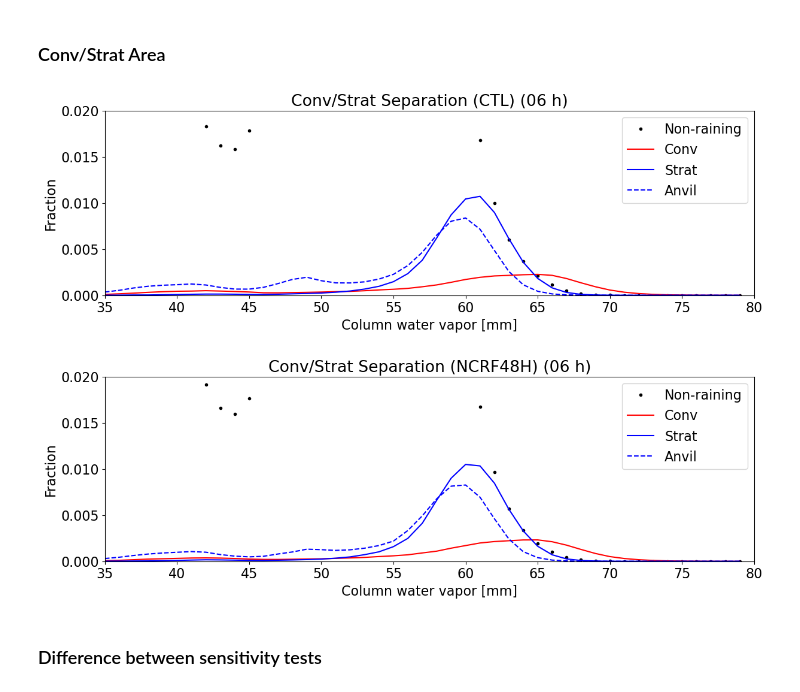
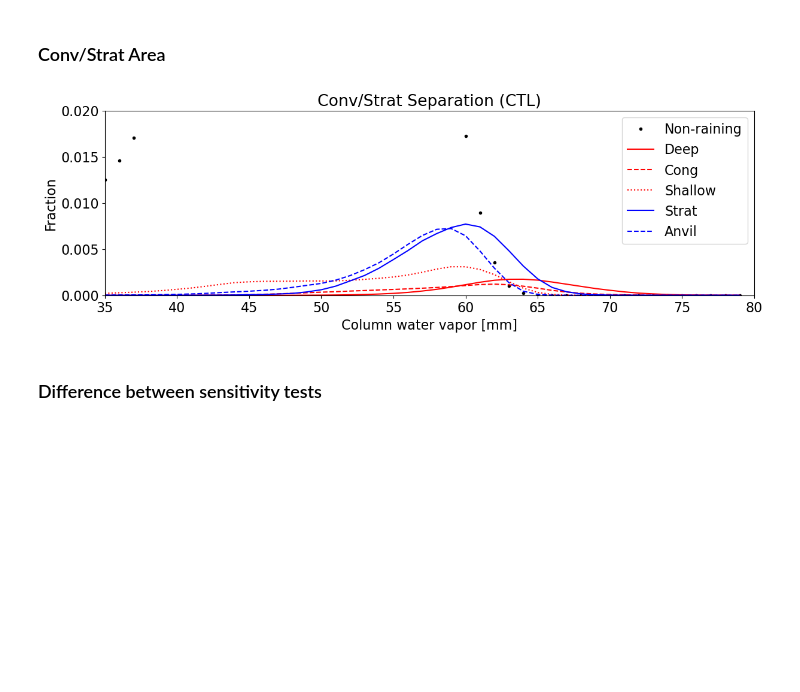
Before and after one commit to jhruppert/jhr-wrf-python, a Jupyter notebook: binned_cross_2d.ipynb, the cells around one changed output. Cells and saved outputs as stored; diff of their text form; code cells hidden in the pictures; blank space fills up the shorter version.

```diff
--- a/binned_cross_2d.ipynb
+++ b/binned_cross_2d.ipynb
@@ -34,11 +36,12 @@ fillvar_select = 'lwcrf'
 contvar_select = 'w'
 
 # Mask out all points except [stratiform/nonrain/etc], or switch off
-istrat=-1 #2 # 0-non-raining, 1-conv, 2-strat, 3-other/anvil, (-1 for off)
+# istrat=-1 #2 # 0-non-raining, 1-conv, 2-strat, 3-other/anvil, (-1 for off)
 # istrat=2
 
 # Number of sample time steps
-nt=6#24#6
+nt=200 # will be chopped down to max available
+nt=24#6
 # %% [markdown]
 #### Additional settings and directories
 # %%
@@ -114,6 +120,8 @@ nz = varfil_main.dimensions['level'].size
 # lon = varfil_main.variables['XLONG'][:][0] # deg
 nx1 = varfil_main.dimensions['lat'].size
 nx2 = varfil_main.dimensions['lon'].size
+nt_data = varfil_main.dimensions['time'].size
+nt=np.min([nt,nt_data-time_neglect])
 pres = varfil_main.variables['pres'][:] # hPa
 dp = (pres[1]-pres[0])*1e2 # Pa
 varfil_main.close()
@@ -133,11 +141,13 @@ def var_read_3d(datdir,varname,t0,t1):
     varfil_main = Dataset(datdir+varname+'.nc')
     var = varfil_main.variables[varname][t0:t1,:,:,:]
     varfil_main.close()
+    mask_edges(var)
     return var
 def var_read_2d(datdir,varname,t0,t1):
     varfil_main = Dataset(datdir+varname+'.nc')
     var = varfil_main.variables[varname][t0:t1,:,:,:]
     varfil_main.close()
+    mask_edges(var)
     return var
 # %%
 # For MSE variance terms
@@ -582,10 +600,10 @@ elif fillvar_select == 'avor':
 for ktest in range(ntest):
 
     test_str=tests[ktest].upper()
-    if istrat > -1:
-        fig_title = title+' ('+strattag+') ('+test_str.upper()+') ('+hr_tag+' h)'
-    else:
-        fig_title = title+' ('+test_str.upper()+') ('+hr_tag+' h)'
+    # if istrat > -1:
+    #     fig_title = title+' ('+strattag+') ('+test_str.upper()+') ('+hr_tag+' h)'
+    # else:
+    fig_title = title+' ('+test_str.upper()+')'# ('+hr_tag+' h)'
 
     # create figure
     fig = plt.figure(figsize=(14,8))
@@ -629,9 +647,9 @@ for ktest in range(ntest):
     im = ax.contour(bins[0:nbins-1], pres, np.transpose(cpltvar), clevs, colors='black', zorder=2)
     ax.clabel(im, im.levels, inline=True, fontsize=13)
 
-    figtag2 = figtag+'_'+ivar_select+fig_extra
-    plt.savefig(figdir+'binnedcross_'+figtag2+'_'+tests[ktest].lower()+'_ens'+enstag+'m_'+hr_tag+'.png',dpi=200, facecolor='white', \
-                bbox_inches='tight', pad_inches=0.2)
+    # figtag2 = figtag+'_'+ivar_select+fig_extra
+    # plt.savefig(figdir+'binnedcross_'+figtag2+'_'+tests[ktest].lower()+'_ens'+enstag+'m_'+hr_tag+'.png',dpi=200, facecolor='white', \
+    #             bbox_inches='tight', pad_inches=0.2)
     plt.show()
     plt.close()
 # %% [output]
@@ -702,46 +719,49 @@ for ktest in range(ntest):
 for ktest in range(ntest):
 
     test_str=tests[ktest]
-    fig_title = 'Conv/Strat Separation ('+test_str.upper()+') ('+hr_tag+' h)'
+    fig_title = 'Conv/Strat Separation ('+test_str.upper()+')'# ('+hr_tag+' h)'
 
     # create figure
     fig = plt.figure(figsize=(14,4))
     ax = fig.add_subplot(111)
 
     ax.set_title(fig_title)
     ax.set_xlabel(xlabel)
     ax.set_xscale(log_x)
 
     # Conv/strat separation: varout = 1 if convective, = 2 if stratiform, = 3 other, = 0 if no rain
 
     # As fraction of all-points-total
     ax.set_ylabel('Fraction')
     total=np.sum(strat_binned[ktest,:,:])
 
     plt.plot(bins[0:nbins-1], strat_binned[ktest,:,0]/total \
             , ".k", label="Non-raining")
     plt.plot(bins[0:nbins-1], strat_binned[ktest,:,1]/total \
-            , "-r", label="Conv")
+            , "-r", label="Deep")
     plt.plot(bins[0:nbins-1], strat_binned[ktest,:,2]/total \
+            , "--r", label="Cong")
+    plt.plot(bins[0:nbins-1], strat_binned[ktest,:,3]/total \
+            , ":r", label="Shallow")
+    plt.plot(bins[0:nbins-1], strat_binned[ktest,:,4]/total \
             , "-b", label="Strat")
-    plt.plot(bins[0:nbins-1], strat_binned[ktest,:,3]/total \
+    plt.plot(bins[0:nbins-1], strat_binned[ktest,:,5]/total \
             , "--b", label="Anvil")
 
     plt.xlim(np.min(bins), np.max(bins))
     plt.ylim(0, 0.020)
 
 #     ax.twinx()
 #     plt.plot(bins[0:nbins-1], mselw_binned[ktest,:], "-k", label="HPLWP")
 
     plt.legend(loc="upper right")
 
-    plt.savefig(figdir+'binnedcross_convstrat_ens'+enstag+'m_'+ivar_select+'_'+test_str+'_'+hr_tag+'.png',dpi=200, facecolor='white', \
-                bbox_inches='tight', pad_inches=0.2)
+#     plt.savefig(figdir+'binnedcross_convstrat_ens'+enstag+'m_'+ivar_select+'_'+test_str+'.png',dpi=200, facecolor='white', \
+#                 bbox_inches='tight', pad_inches=0.2)
     plt.show()
     plt.close()
 # %% [output]
-[figure, old version]
+[figure, new version]
-[figure, removed]
 # %% [markdown]
 ### Difference between sensitivity tests
 # %%
```
Also changed, not shown: parts of 23 cells of this notebook, 4 other files.
